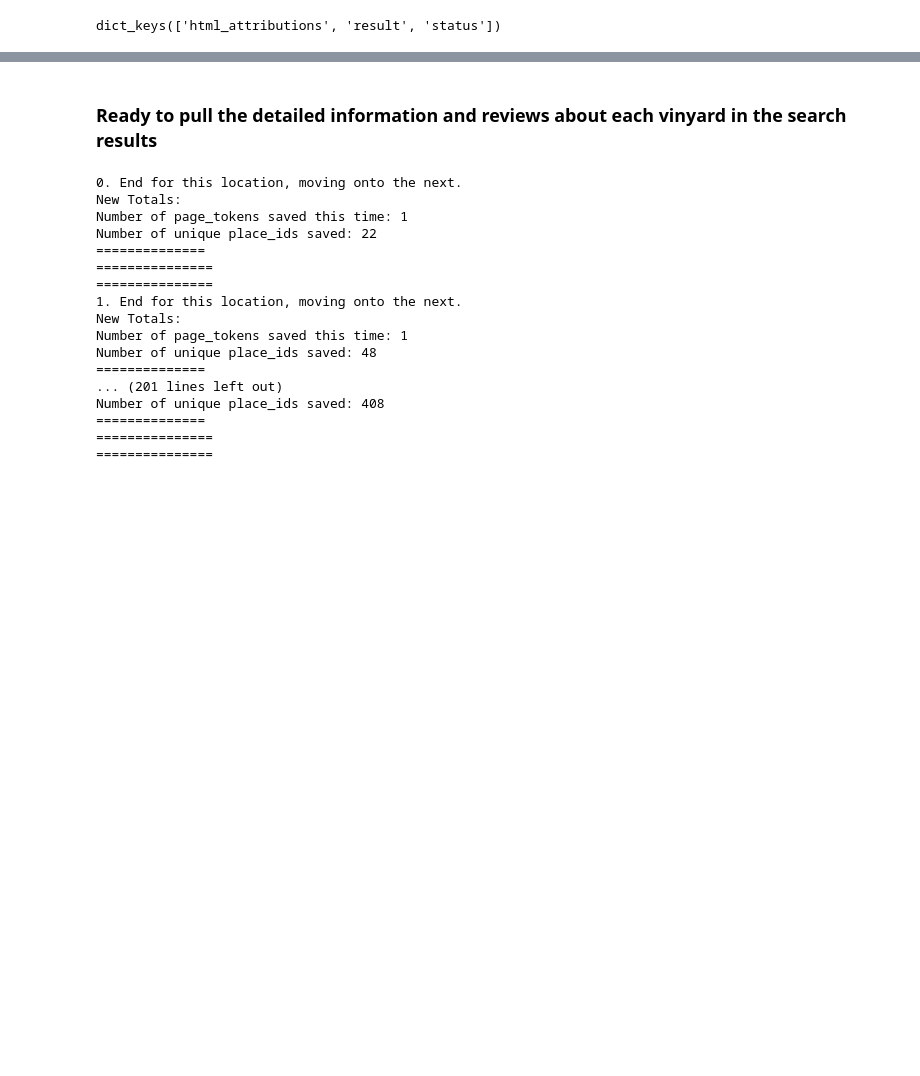
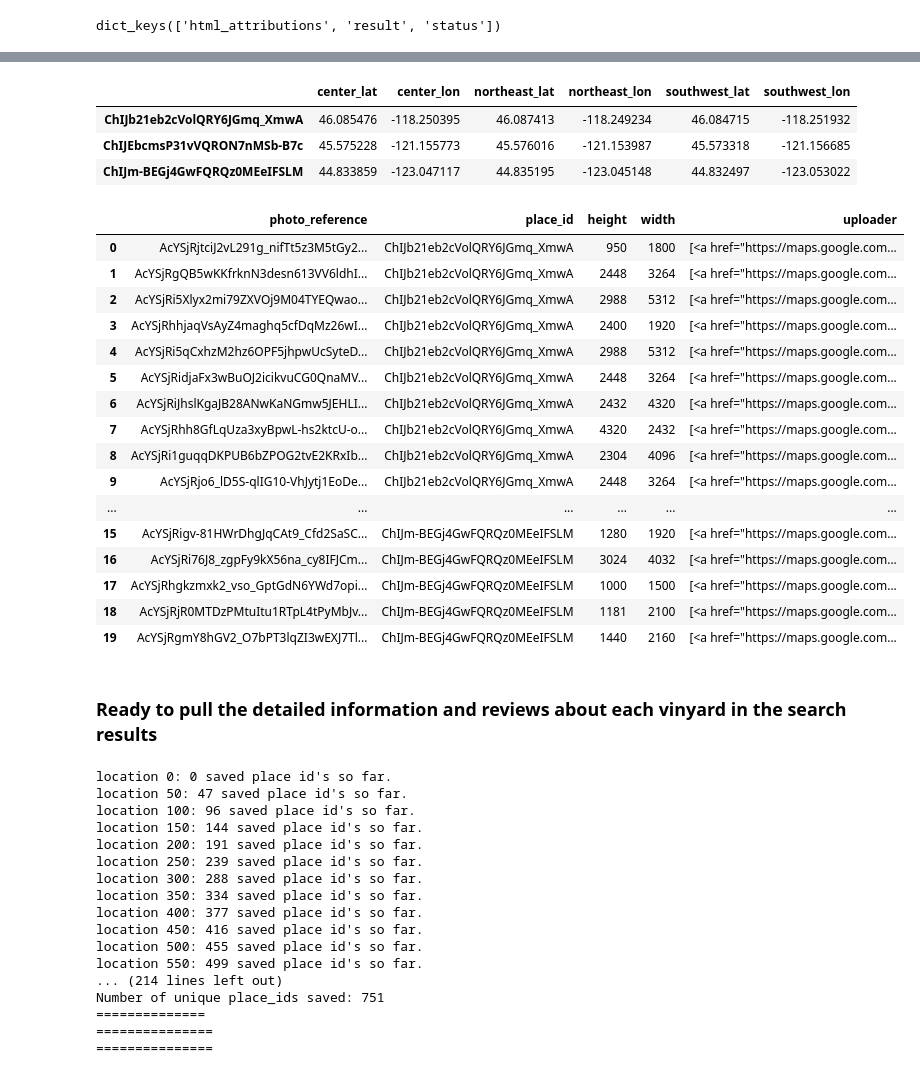
Before and after one commit to Bag0niku/Oregon_Wine, a Jupyter notebook: data/nick_testing_google_places_api.ipynb, the cells around one changed output, grey strips where cells are left out. Cells and saved outputs as stored; diff of their text form; code cells hidden in the pictures; blank space fills up the shorter version.

```diff
--- a/data/nick_testing_google_places_api.ipynb
+++ b/data/nick_testing_google_places_api.ipynb
@@ -554,3 +577,30 @@ spam
+# %%
+pd.DataFrame(geometry_dict).transpose()
+# %% [output]
+|  | center_lat | center_lon | northeast_lat | northeast_lon | southwest_lat | southwest_lon |
+| ChIJb21eb2cVolQRY6JGmq_XmwA | 46.085476 | -118.250395 | 46.087413 | -118.249234 | 46.084715 | -118.251932 |
+| ChIJEbcmsP31vVQRON7nMSb-B7c | 45.575228 | -121.155773 | 45.576016 | -121.153987 | 45.573318 | -121.156685 |
+| ChIJm-BEGj4GwFQRQz0MEeIFSLM | 44.833859 | -123.047117 | 44.835195 | -123.045148 | 44.832497 | -123.053022 |
+# %%
+pd.DataFrame(photos_list)
+# %% [output]
+|  | photo_reference | place_id | height | width | uploader |
+| 0 | AcYSjRjtciJ2vL291g_nifTt5z3M5tGy2... | ChIJb21eb2cVolQRY6JGmq_XmwA | 950 | 1800 | [<a href="https://maps.google.com... |
+| 1 | AcYSjRgQB5wKKfrknN3desn613VV6ldhI... | ChIJb21eb2cVolQRY6JGmq_XmwA | 2448 | 3264 | [<a href="https://maps.google.com... |
+| 2 | AcYSjRi5Xlyx2mi79ZXVOj9M04TYEQwao... | ChIJb21eb2cVolQRY6JGmq_XmwA | 2988 | 5312 | [<a href="https://maps.google.com... |
+| 3 | AcYSjRhhjaqVsAyZ4maghq5cfDqMz26wI... | ChIJb21eb2cVolQRY6JGmq_XmwA | 2400 | 1920 | [<a href="https://maps.google.com... |
+| 4 | AcYSjRi5qCxhzM2hz6OPF5jhpwUcSyteD... | ChIJb21eb2cVolQRY6JGmq_XmwA | 2988 | 5312 | [<a href="https://maps.google.com... |
+| 5 | AcYSjRidjaFx3wBuOJ2icikvuCG0QnaMV... | ChIJb21eb2cVolQRY6JGmq_XmwA | 2448 | 3264 | [<a href="https://maps.google.com... |
+| 6 | AcYSjRiJhslKgaJB28ANwKaNGmw5JEHLI... | ChIJb21eb2cVolQRY6JGmq_XmwA | 2432 | 4320 | [<a href="https://maps.google.com... |
+| 7 | AcYSjRhh8GfLqUza3xyBpwL-hs2ktcU-o... | ChIJb21eb2cVolQRY6JGmq_XmwA | 4320 | 2432 | [<a href="https://maps.google.com... |
+| 8 | AcYSjRi1guqqDKPUB6bZPOG2tvE2KRxIb... | ChIJb21eb2cVolQRY6JGmq_XmwA | 2304 | 4096 | [<a href="https://maps.google.com... |
+| 9 | AcYSjRjo6_lD5S-qlIG10-VhJytj1EoDe... | ChIJb21eb2cVolQRY6JGmq_XmwA | 2448 | 3264 | [<a href="https://maps.google.com... |
+| ... | ... | ... | ... | ... | ... |
+| 15 | AcYSjRigv-81HWrDhgJqCAt9_Cfd2SaSC... | ChIJm-BEGj4GwFQRQz0MEeIFSLM | 1280 | 1920 | [<a href="https://maps.google.com... |
+| 16 | AcYSjRi76J8_zgpFy9kX56na_cy8IFJCm... | ChIJm-BEGj4GwFQRQz0MEeIFSLM | 3024 | 4032 | [<a href="https://maps.google.com... |
+| 17 | AcYSjRhgkzmxk2_vso_GptGdN6YWd7opi... | ChIJm-BEGj4GwFQRQz0MEeIFSLM | 1000 | 1500 | [<a href="https://maps.google.com... |
+| 18 | AcYSjRjR0MTDzPMtuItu1RTpL4tPyMbJv... | ChIJm-BEGj4GwFQRQz0MEeIFSLM | 1181 | 2100 | [<a href="https://maps.google.com... |
+| 19 | AcYSjRgmY8hGV2_O7bPT3lqZI3wEXJ7Tl... | ChIJm-BEGj4GwFQRQz0MEeIFSLM | 1440 | 2160 | [<a href="https://maps.google.com... |
 # %% [markdown]
 ### Ready to pull the detailed information and reviews about each vinyard in the search results
 # %%
@@ -559,6 +609,22 @@ spam
 ## Global Variables requied for the loops
 saved_place_ids = set()
 payload["radius"]= "20000"
+
+for i, name in enumerate(html_df["Name"]):
+    if i%50==0:
+        print(f"location {i}: {len(saved_place_ids)} saved place id's so far.  ")
+        sleep(1)
+    payload["inputtype"] = "textquery"
+    payload["input"] = name
+    url = find_place_url+f"key={payload['key']}&input={payload['input']}&inputtype={payload['inputtype']}&locationbias={payload['locationbias']}"
+    response = requests.get(url).json()
+    if len(response['candidates']) < 1:
+        continue
+    elif len(response['candidates']) > 1:
+        for place in response['candidates']:
+            saved_place_ids.add(place['place_id'])
+    else:
+        saved_place_ids.add(response['candidates'][0]['place_id'])
 
 for i, area in enumerate(areas_to_search):
     payload["location"] = area
@@ -568,9 +634,10 @@ for i, area in enumerate(areas_to_search):
 ## Looping Through all result pages of one search grabing the next_page_tokens and place_id's
     while more_results:
         if len(page_token_list) == 0:
-            response = requests.get(nearby_url, payload).json()
+            url = nearby_url+f"key={payload['key']}&location={payload['location']}&radius={payload['radius']}&keyword={payload['keyword']}"
+            response = requests.get(url).json()
         else:
-            url = nearby_url+ f"key={gkey}&pagetoken={page_token_list[-1]}"
+            url = nearby_url+ f"key={payload['key']}&pagetoken={page_token_list[-1]}"
             response = requests.get(url).json()
 
         for place in response["results"]:
@@ -588,22 +655,22 @@ for i, area in enumerate(areas_to_search):
     print("Number of unique place_ids saved:", len(saved_place_ids))
     print("==============\n===============\n===============")
 
-## radius:20000 = 405 results
+## radius:20000 => Oregon Tails list + 433 Nearby search results => 751  total unique results
 # %% [output]
-0. End for this location, moving onto the next.
-New Totals:
-Number of page_tokens saved this time: 1
-Number of unique place_ids saved: 22
+location 0: 0 saved place id's so far.
+location 50: 47 saved place id's so far.
+location 100: 96 saved place id's so far.
+location 150: 144 saved place id's so far.
+location 200: 191 saved place id's so far.
+location 250: 239 saved place id's so far.
+location 300: 288 saved place id's so far.
+location 350: 334 saved place id's so far.
+location 400: 377 saved place id's so far.
+location 450: 416 saved place id's so far.
+location 500: 455 saved place id's so far.
+location 550: 499 saved place id's so far.
+... (214 lines left out)
+Number of unique place_ids saved: 751
 ==============
 ===============
 ===============
-1. End for this location, moving onto the next.
-New Totals:
-Number of page_tokens saved this time: 1
-Number of unique place_ids saved: 48
-==============
-... (201 lines left out)
-Number of unique place_ids saved: 408
-==============
-===============
-===============
```
Also changed, not shown: parts of 64 cells of this notebook, 3 other files.
